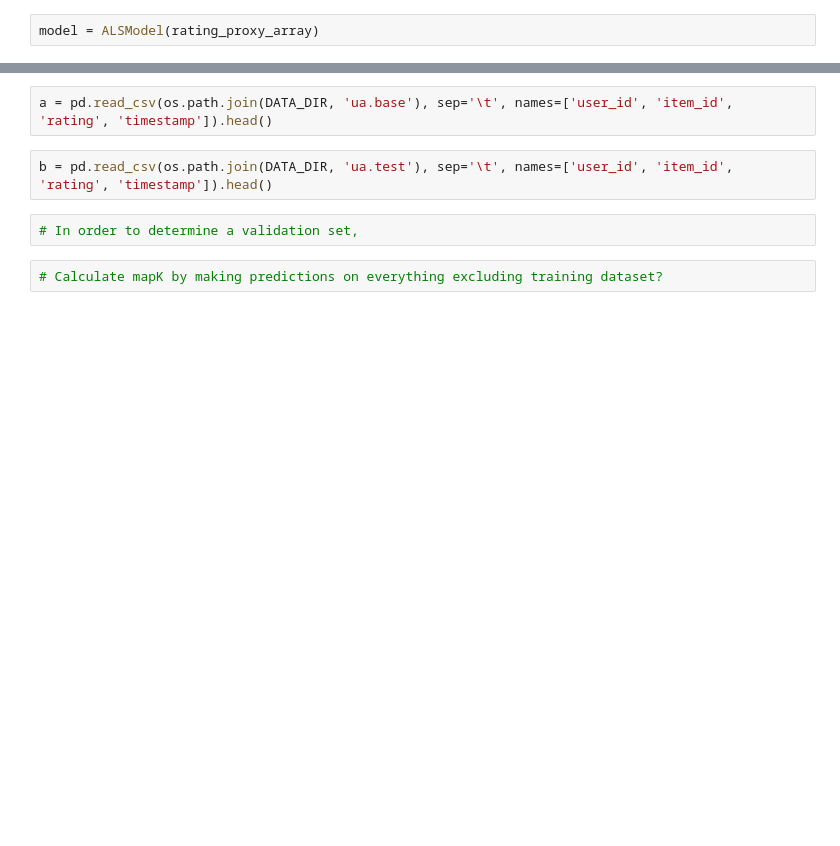
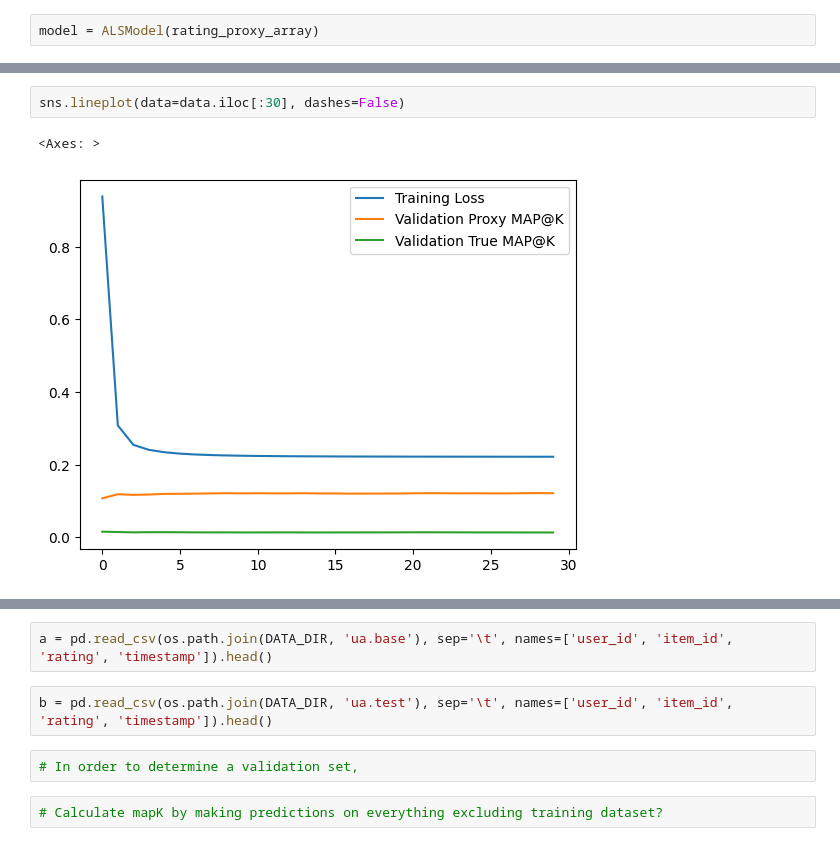
Before and after one commit to sebzhao/proxy-objective-recsys, a Jupyter notebook: movielens.ipynb, the cells around one changed output, grey strips where cells are left out. Saved outputs shown, nothing was run; the diff lists cells and outputs as text; blank space fills up the shorter version.

```diff
--- a/movielens.ipynb
+++ b/movielens.ipynb
@@ -203,0 +284,5 @@ sns.lineplot(x=range(1, len(losses)+1), y=losses)
+# %%
+sns.lineplot(data=data.iloc[:30], dashes=False)
+# %% [output]
+<Axes: >
+[figure, added]
```
Also changed, not shown: parts of 12 cells of this notebook.
